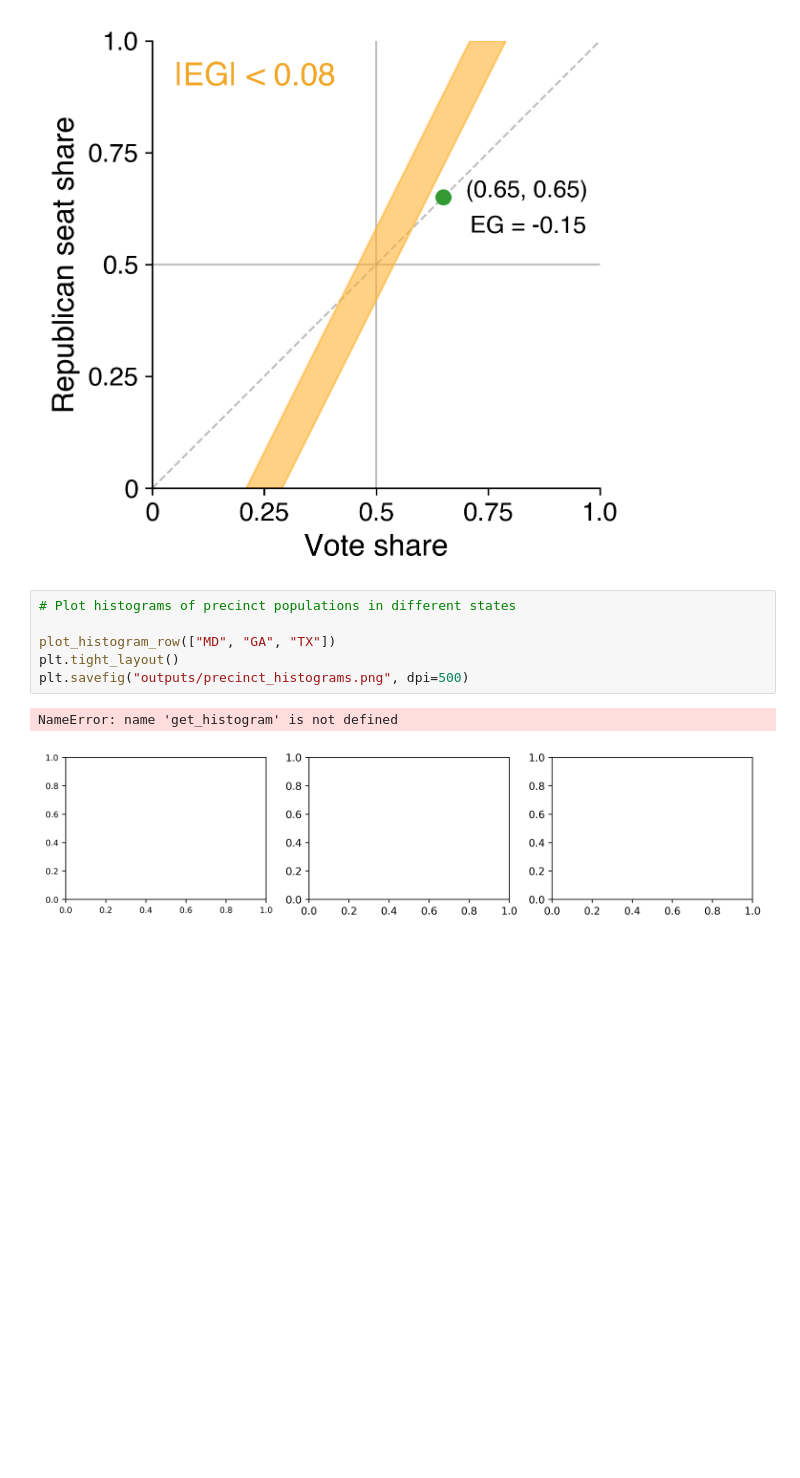
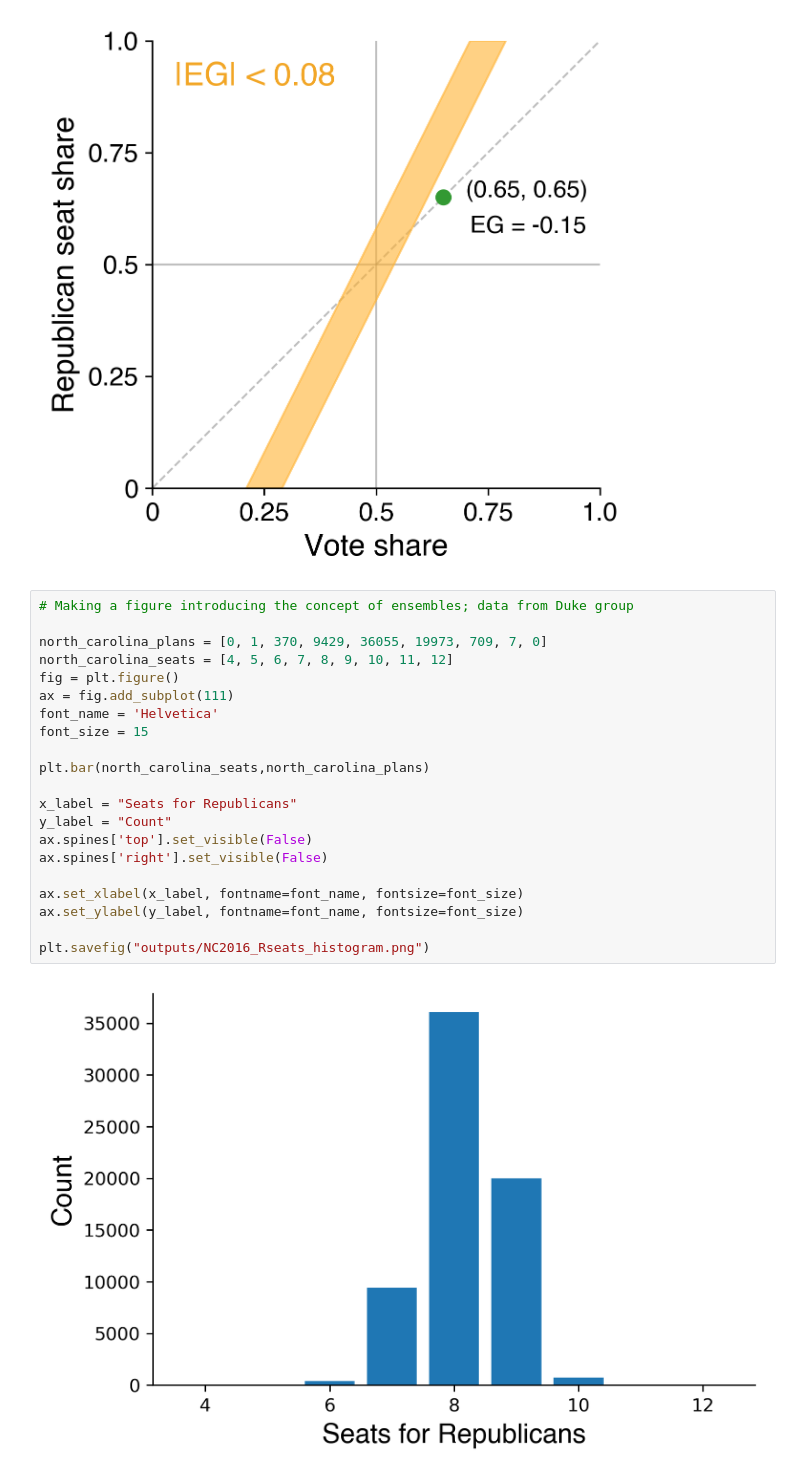
Before and after one commit to political-geometry/partisan-fairness, a Jupyter notebook: make_figures_for_chapter.ipynb, the cells around one changed output. Saved outputs shown, nothing was run; the diff lists cells and outputs as text; blank space fills up the shorter version.

```diff
--- a/make_figures_for_chapter.ipynb
+++ b/make_figures_for_chapter.ipynb
@@ -260,12 +267,26 @@ plt.tight_layout()
 plt.savefig("outputs/efficiency_gap.png", dpi=500)
 # %% [output]
 [figure]
-# %%
-# Plot histograms of precinct populations in different states
-
-plot_histogram_row(["MD", "GA", "TX"])
-plt.tight_layout()
-plt.savefig("outputs/precinct_histograms.png", dpi=500)
-# %% [output]
-NameError: name 'get_histogram' is not defined
-[figure, removed]
+# %%
+# Making a figure introducing the concept of ensembles; data from Duke group
+
+north_carolina_plans = [0, 1, 370, 9429, 36055, 19973, 709, 7, 0]
+north_carolina_seats = [4, 5, 6, 7, 8, 9, 10, 11, 12]
+fig = plt.figure()
+ax = fig.add_subplot(111)
+font_name = 'Helvetica'
+font_size = 15
+
+plt.bar(north_carolina_seats,north_carolina_plans)
+
+x_label = "Seats for Republicans"
+y_label = "Count"
+ax.spines['top'].set_visible(False)
+ax.spines['right'].set_visible(False)
+
+ax.set_xlabel(x_label, fontname=font_name, fontsize=font_size)
+ax.set_ylabel(y_label, fontname=font_name, fontsize=font_size)
+
+plt.savefig("outputs/NC2016_Rseats_histogram.png")
+# %% [output]
+[figure, added]
```
Also changed, not shown: parts of 5 cells of this notebook, 7 other files.
